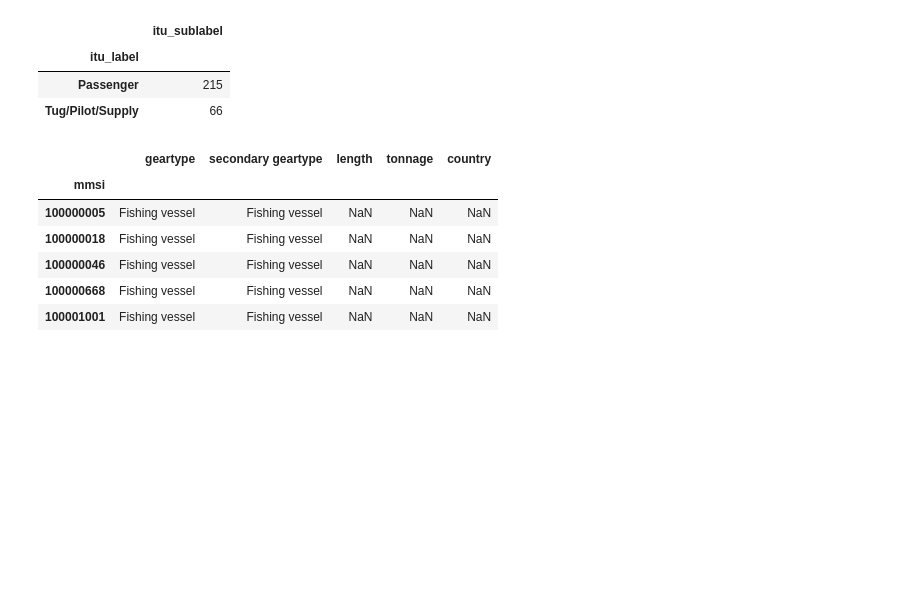
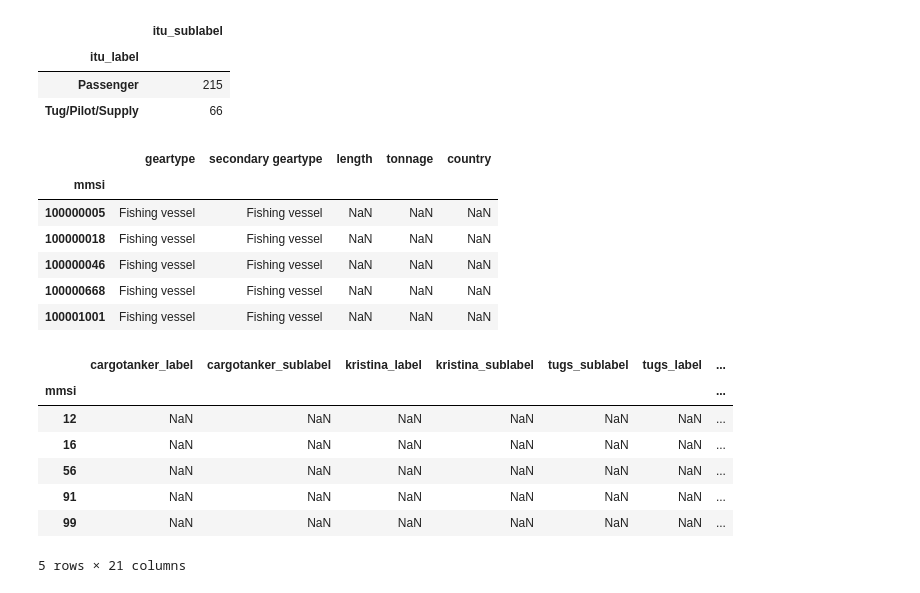
Before and after one commit to GlobalFishingWatch/mussidae, a Jupyter notebook: mussidae/kroodsma_listbuild/non_fishing_vessels_for_net.ipynb, the cells around one changed output. Saved outputs shown, nothing was run; the diff lists cells and outputs as text; code cells hidden in the pictures; blank space fills up the shorter version.

```diff
--- a/mussidae/kroodsma_listbuild/non_fishing_vessels_for_net.ipynb
+++ b/mussidae/kroodsma_listbuild/non_fishing_vessels_for_net.ipynb
@@ -611,11 +626,23 @@ ft.head()
 | 100000668 | Fishing vessel | Fishing vessel | NaN | NaN | NaN |
 | 100001001 | Fishing vessel | Fishing vessel | NaN | NaN | NaN |
 # %%
+# Now, join all the dataframes on mmsi
+
 result = df_cargotanker.join(df_kristina, how='outer')
 result = result.join(df_tugs, how='outer')
 result = result.join(df_Alex, how='outer')
 result = result.join(df_seismic, how='outer')
 result = result.join(df_river, how='outer')
 result = result.join(df_five24, how='outer')
+result = result.join(df_ITU,how='outer')
 result = result.join(ft,how='outer')
-result = result.join(df_ITU,how='outer')
+result.head()
+# %% [output]
+|  | cargotanker_label | cargotanker_sublabel | kristina_label | kristina_sublabel | tugs_sublabel | tugs_label | ... |
+| mmsi |  |  |  |  |  |  | ... |
+| 12 | NaN | NaN | NaN | NaN | NaN | NaN | ... |
+| 16 | NaN | NaN | NaN | NaN | NaN | NaN | ... |
+| 56 | NaN | NaN | NaN | NaN | NaN | NaN | ... |
+| 91 | NaN | NaN | NaN | NaN | NaN | NaN | ... |
+| 99 | NaN | NaN | NaN | NaN | NaN | NaN | ... |
+5 rows × 21 columns
```
Also changed, not shown: parts of 17 cells of this notebook, 1 other file.
